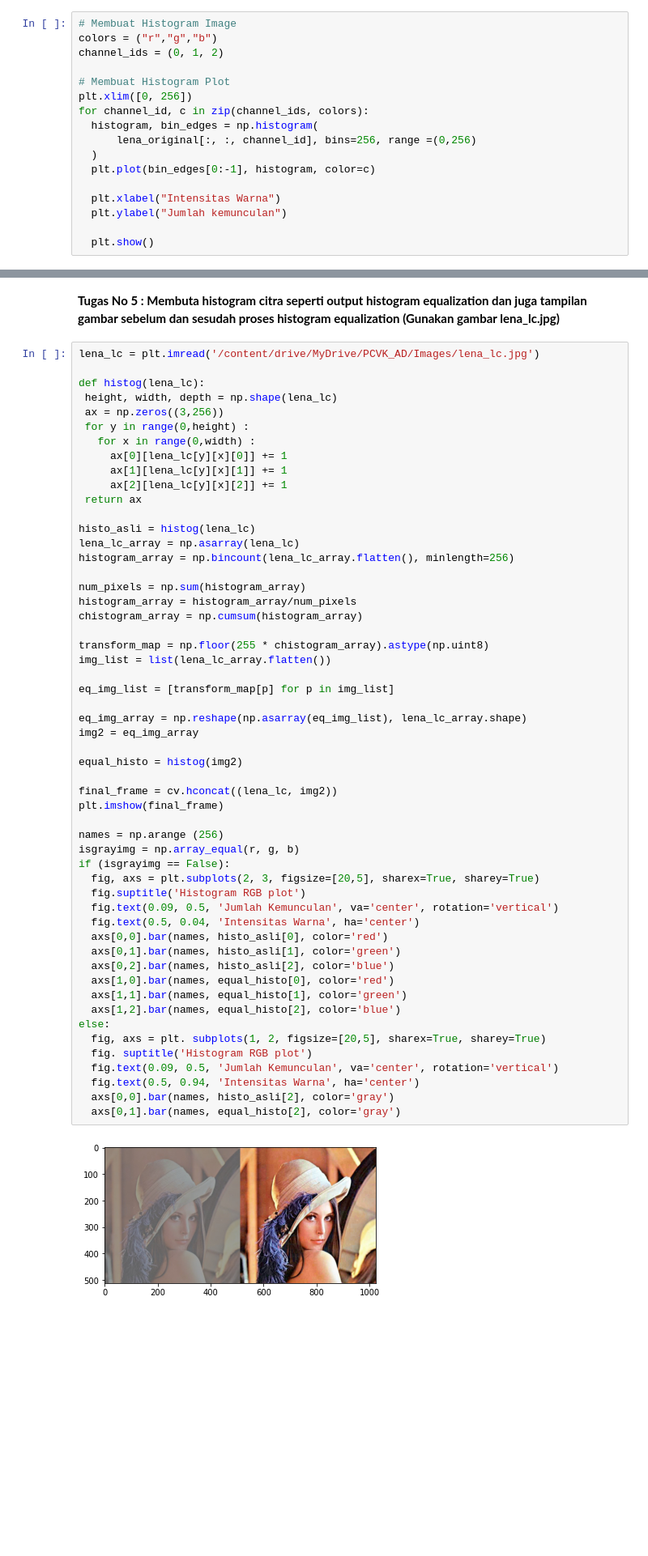
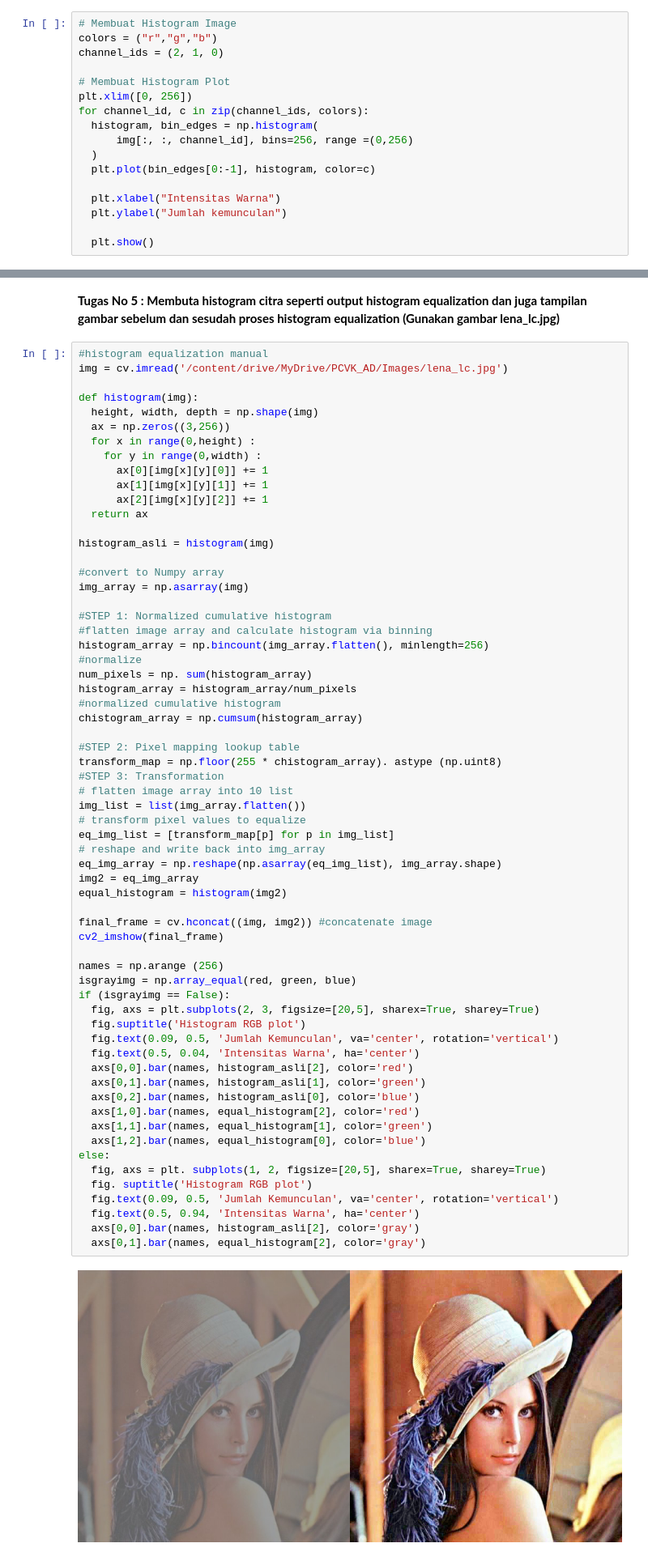
Before and after one commit to anjanidwilestari/PCVK_Genap_2023, a Jupyter notebook: Week6.ipynb, the cells around one changed output, grey strips where cells are left out. Shown at 81% size. Cells and saved outputs as stored; diff of their text form; blank space fills up the shorter version.

```diff
--- a/Week6.ipynb
+++ b/Week6.ipynb
@@ -48,13 +49,13 @@ axs[2].bar(names, b, color='blue')
 # %%
 # Membuat Histogram Image
 colors = ("r","g","b")
-channel_ids = (0, 1, 2)
+channel_ids = (2, 1, 0)
 
 # Membuat Histogram Plot
 plt.xlim([0, 256])
 for channel_id, c in zip(channel_ids, colors):
   histogram, bin_edges = np.histogram(
-      lena_original[:, :, channel_id], bins=256, range =(0,256)
+      img[:, :, channel_id], bins=256, range =(0,256)
   )
   plt.plot(bin_edges[0:-1], histogram, color=c)
 
@@ -69,61 +70,70 @@ for channel_id, c in zip(channel_ids, colors):
 # %% [markdown]
 **Tugas No 5 : Membuta histogram citra seperti output histogram equalization dan juga tampilan gambar sebelum dan sesudah proses histogram equalization (Gunakan gambar lena_lc.jpg)**
 # %%
-lena_lc = plt.imread('/content/drive/MyDrive/PCVK_AD/Images/lena_lc.jpg')
+#histogram equalization manual
+img = cv.imread('/content/drive/MyDrive/PCVK_AD/Images/lena_lc.jpg')
 
-def histog(lena_lc):
- height, width, depth = np.shape(lena_lc)
- ax = np.zeros((3,256))
- for y in range(0,height) :
-   for x in range(0,width) :
-     ax[0][lena_lc[y][x][0]] += 1
-     ax[1][lena_lc[y][x][1]] += 1
-     ax[2][lena_lc[y][x][2]] += 1
- return ax
+def histogram(img):
+  height, width, depth = np.shape(img)
+  ax = np.zeros((3,256))
+  for x in range(0,height) :
+    for y in range(0,width) :
+      ax[0][img[x][y][0]] += 1
+      ax[1][img[x][y][1]] += 1
+      ax[2][img[x][y][2]] += 1
+  return ax
 
-histo_asli = histog(lena_lc)
-lena_lc_array = np.asarray(lena_lc)
-histogram_array = np.bincount(lena_lc_array.flatten(), minlength=256)
+histogram_asli = histogram(img)
 
-num_pixels = np.sum(histogram_array)
+#convert to Numpy array
+img_array = np.asarray(img)
+
+#STEP 1: Normalized cumulative histogram
+#flatten image array and calculate histogram via binning
+histogram_array = np.bincount(img_array.flatten(), minlength=256)
+#normalize
+num_pixels = np. sum(histogram_array)
 histogram_array = histogram_array/num_pixels
+#normalized cumulative histogram
 chistogram_array = np.cumsum(histogram_array)
 
-transform_map = np.floor(255 * chistogram_array).astype(np.uint8)
-img_list = list(lena_lc_array.flatten())
+#STEP 2: Pixel mapping lookup table
+transform_map = np.floor(255 * chistogram_array). astype (np.uint8)
+#STEP 3: Transformation
+# flatten image array into 10 list
+img_list = list(img_array.flatten())
+# transform pixel values to equalize
+eq_img_list = [transform_map[p] for p in img_list]
+# reshape and write back into img_array
+eq_img_array = np.reshape(np.asarray(eq_img_list), img_array.shape)
+img2 = eq_img_array
+equal_histogram = histogram(img2)
 
-eq_img_list = [transform_map[p] for p in img_list]
-
-eq_img_array = np.reshape(np.asarray(eq_img_list), lena_lc_array.shape)
-img2 = eq_img_array
-
-equal_histo = histog(img2)
-
-final_frame = cv.hconcat((lena_lc, img2))
-plt.imshow(final_frame)
+final_frame = cv.hconcat((img, img2)) #concatenate image
+cv2_imshow(final_frame)
 
 names = np.arange (256)
-isgrayimg = np.array_equal(r, g, b)
+isgrayimg = np.array_equal(red, green, blue)
 if (isgrayimg == False):
   fig, axs = plt.subplots(2, 3, figsize=[20,5], sharex=True, sharey=True)
   fig.suptitle('Histogram RGB plot')
   fig.text(0.09, 0.5, 'Jumlah Kemunculan', va='center', rotation='vertical')
   fig.text(0.5, 0.04, 'Intensitas Warna', ha='center')
-  axs[0,0].bar(names, histo_asli[0], color='red')
-  axs[0,1].bar(names, histo_asli[1], color='green')
-  axs[0,2].bar(names, histo_asli[2], color='blue')
-  axs[1,0].bar(names, equal_histo[0], color='red')
-  axs[1,1].bar(names, equal_histo[1], color='green')
-  axs[1,2].bar(names, equal_histo[2], color='blue')
+  axs[0,0].bar(names, histogram_asli[2], color='red')
+  axs[0,1].bar(names, histogram_asli[1], color='green')
+  axs[0,2].bar(names, histogram_asli[0], color='blue')
+  axs[1,0].bar(names, equal_histogram[2], color='red')
+  axs[1,1].bar(names, equal_histogram[1], color='green')
+  axs[1,2].bar(names, equal_histogram[0], color='blue')
 else:
   fig, axs = plt. subplots(1, 2, figsize=[20,5], sharex=True, sharey=True)
   fig. suptitle('Histogram RGB plot')
   fig.text(0.09, 0.5, 'Jumlah Kemunculan', va='center', rotation='vertical')
   fig.text(0.5, 0.94, 'Intensitas Warna', ha='center')
-  axs[0,0].bar(names, histo_asli[2], color='gray')
-  axs[0,1].bar(names, equal_histo[2], color='gray')
+  axs[0,0].bar(names, histogram_asli[2], color='gray')
+  axs[0,1].bar(names, equal_histogram[2], color='gray')
 # %% [output]
-[figure, old version]
+[figure, new version]
 [figure]
 # %% [markdown]
 **Tugas No 6 : Membuat histogram citra yang sama seperti tugas no 5 akan tetapi menggunakan library yang dimiliki oleh CV2 yaitu "equalizeHist"**
```
Also changed, not shown: parts of 11 cells of this notebook.
